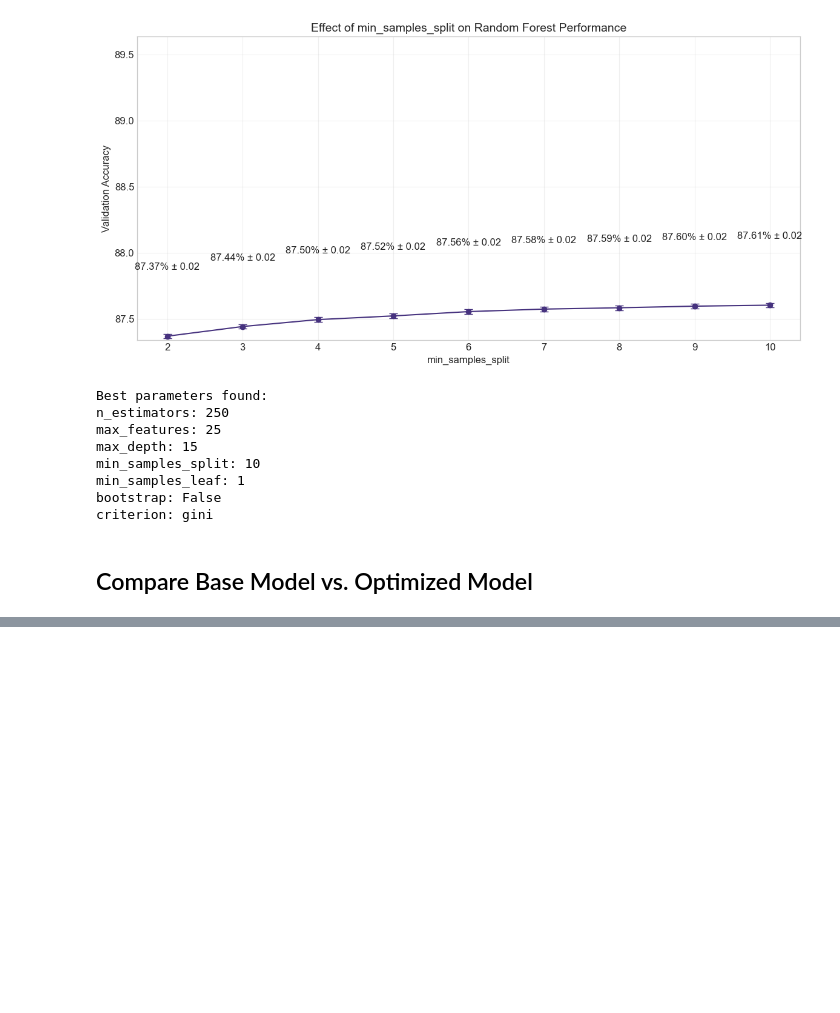
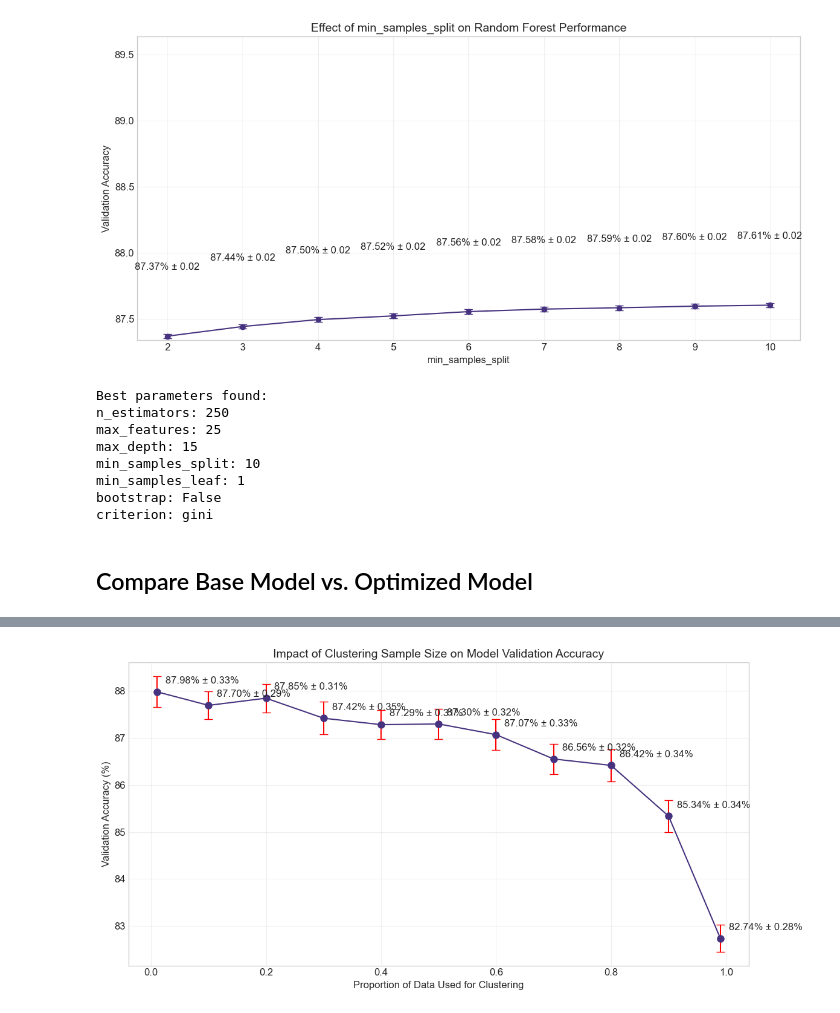
Before and after one commit to imperialinvictus/ML_Challenge, a Jupyter notebook: param_analysis.ipynb, the cells around one changed output, grey strips where cells are left out. Saved outputs shown, nothing was run; the diff lists cells and outputs as text; code cells hidden in the pictures; blank space fills up the shorter version.

```diff
--- a/param_analysis.ipynb
+++ b/param_analysis.ipynb
@@ -494,0 +482,87 @@ Test Size 0.95:
+# %%
+def run_clustering_sample_size_experiment(
+    base_data_path='cleaned_data_combined.csv',
+    n_trials=25,
+    sample_sizes=[0.01, 0.1, 0.2, 0.3, 0.4, 0.5, 0.6, 0.7, 0.8, 0.9, 0.99]
+):
+    # Best parameters from previous optimization
+    best_params = {
+        "n_estimators": 250,
+        "max_features": 25,
+        "max_depth": 15,
+        "min_samples_split": 10,
+        "min_samples_leaf": 1,
+        "bootstrap": False
+    }
+
+    results = {}
+
+    for sample_size in tqdm(sample_sizes, desc="Clustering Sample Sizes"):
+        results[sample_size] = []
+        for trial in range(n_trials):
+            data_train, data_valid, data_test = save_clusters_to_file(
+                base_data_path,
+                'text_cluster',
+                cutoff=85,
+                minimum_size=5,
+                random_state=trial,
+                test_size=0.2,
+                clustering_sample_size=sample_size  # New parameter to control clustering sample size
+            )
+
+            df_train, df_valid = (
+                get_dataframe_from_csv(data_train, 'text_cluster', fuzzy_cutoff=85),
+                get_dataframe_from_csv(data_valid, 'text_cluster', fuzzy_cutoff=85)
+            )
+
+            t_train, t_valid = np.array(df_train["Label"]), np.array(df_valid["Label"])
+            X_train, X_valid = df_train.drop("Label", axis=1), df_valid.drop("Label", axis=1)
+
+            best_model = RandomForestClassifier(**best_params, random_state=trial)
+            best_model.fit(X_train, t_train)
+            accuracy = evaluate(best_model, X_valid, t_valid)
+
+            results[sample_size].append(accuracy)
+
+    return results
+
+def plot_clustering_sample_size_impact(results):
+    sample_sizes = list(results.keys())
+    mean_accuracies = [np.mean(results[size]) * 100 for size in sample_sizes]
+    std_accuracies = [stats.sem(results[size]) * 100 for size in sample_sizes]
+
+    plt.figure(figsize=(12, 6))
+
+    plt.errorbar(sample_sizes, mean_accuracies, yerr=std_accuracies,
+                 marker='o', linestyle='-', capsize=5,
+                 ecolor='red', markersize=8,
+                 label='Validation Accuracy')
+
+    for x, y, std in zip(sample_sizes, mean_accuracies, std_accuracies):
+        plt.annotate(f'{y:.2f}% ± {std:.2f}%',
+                     (x, y),
+                     xytext=(10, 10),
+                     textcoords='offset points')
+
+    plt.title('Impact of Clustering Sample Size on Model Validation Accuracy', fontsize=14)
+    plt.xlabel('Proportion of Data Used for Clustering', fontsize=12)
+    plt.ylabel('Validation Accuracy (%)', fontsize=12)
+    plt.grid(True, alpha=0.3)
+    plt.tight_layout()
+    plt.show()
+
+    print("\nStat Summary:")
+    for size in sample_sizes:
+        acc_list = results[size]
+        print(f"\nClustering Sample Size {size:.2f}:")
+        print(f"  Mean Accuracy: {np.mean(acc_list)*100:.2f}%")
+        print(f"  Standard Deviation: {np.std(acc_list)*100:.2f}%")
+        print(f"  95% Confidence Interval: [{np.mean(acc_list)-1.96*stats.sem(acc_list):.4f}, {np.mean(acc_list)+1.96*stats.sem(acc_list):.4f}]")
+
+    return results
+
+results = run_clustering_sample_size_experiment(n_trials=25)
+
+plot_clustering_sample_size_impact(results)
+# %% [output]
+[figure, added]
```
Also changed, not shown: parts of 3 cells of this notebook, 18 other files.
